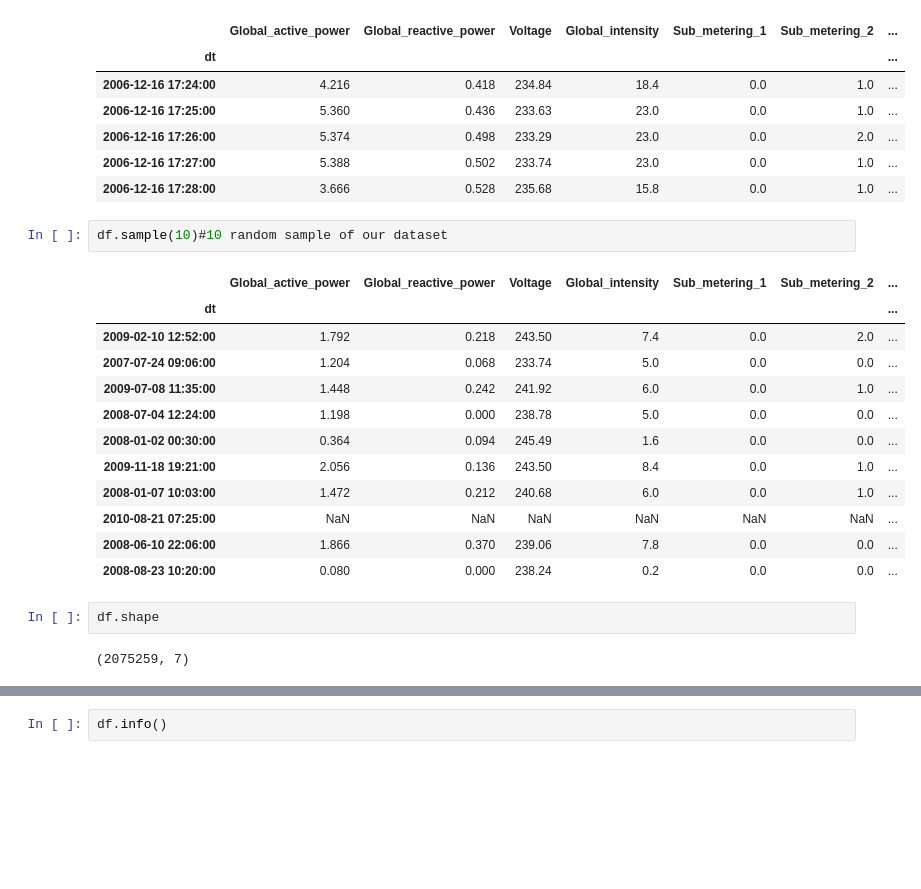
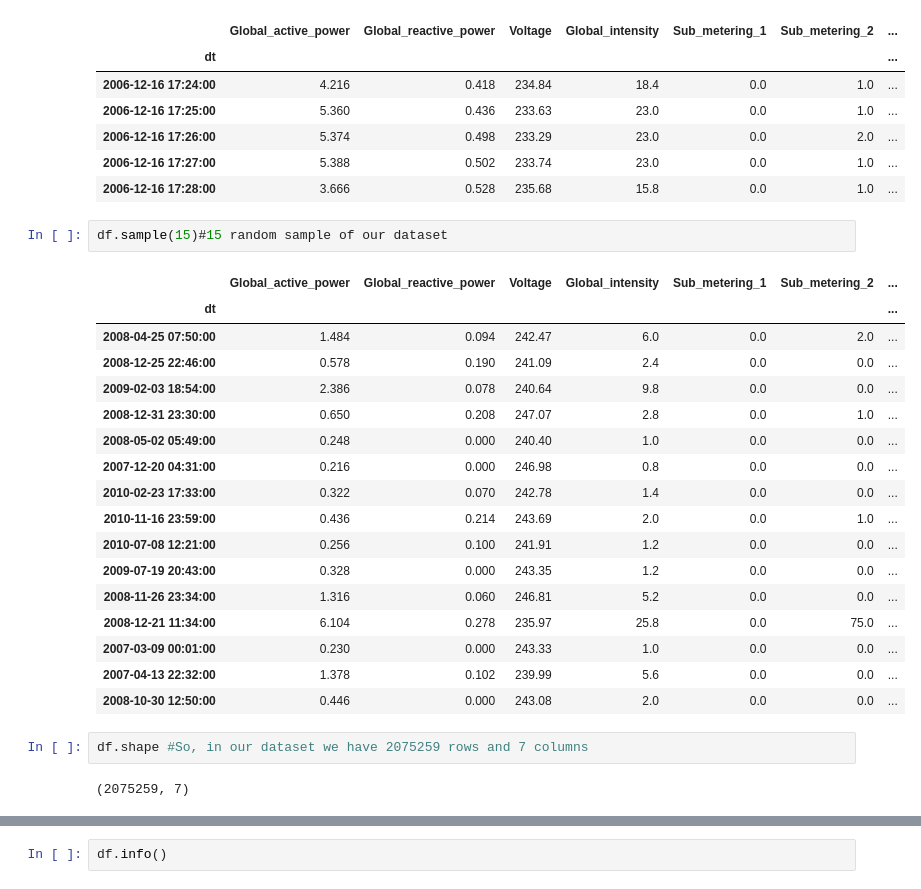
Before and after one commit to rakiiibul/House-hold-electrice-power-consumptiuon_LSTM, a Jupyter notebook: main.ipynb, the cells around one changed output, grey strips where cells are left out. Cells and saved outputs as stored; diff of their text form; blank space fills up the shorter version.

```diff
--- a/main.ipynb
+++ b/main.ipynb
@@ -52,21 +52,26 @@ df.head()#Let's see a portion of our dataset
 | 2006-12-16 17:27:00 | 5.388 | 0.502 | 233.74 | 23.0 | 0.0 | 1.0 | ... |
 | 2006-12-16 17:28:00 | 3.666 | 0.528 | 235.68 | 15.8 | 0.0 | 1.0 | ... |
 # %%
-df.sample(10)#10 random sample of our dataset
+df.sample(15)#15 random sample of our dataset
 # %% [output]
 |  | Global_active_power | Global_reactive_power | Voltage | Global_intensity | Sub_metering_1 | Sub_metering_2 | ... |
 | dt |  |  |  |  |  |  | ... |
-| 2009-02-10 12:52:00 | 1.792 | 0.218 | 243.50 | 7.4 | 0.0 | 2.0 | ... |
-| 2007-07-24 09:06:00 | 1.204 | 0.068 | 233.74 | 5.0 | 0.0 | 0.0 | ... |
-| 2009-07-08 11:35:00 | 1.448 | 0.242 | 241.92 | 6.0 | 0.0 | 1.0 | ... |
-| 2008-07-04 12:24:00 | 1.198 | 0.000 | 238.78 | 5.0 | 0.0 | 0.0 | ... |
-| 2008-01-02 00:30:00 | 0.364 | 0.094 | 245.49 | 1.6 | 0.0 | 0.0 | ... |
-| 2009-11-18 19:21:00 | 2.056 | 0.136 | 243.50 | 8.4 | 0.0 | 1.0 | ... |
-| 2008-01-07 10:03:00 | 1.472 | 0.212 | 240.68 | 6.0 | 0.0 | 1.0 | ... |
-| 2010-08-21 07:25:00 | NaN | NaN | NaN | NaN | NaN | NaN | ... |
-| 2008-06-10 22:06:00 | 1.866 | 0.370 | 239.06 | 7.8 | 0.0 | 0.0 | ... |
-| 2008-08-23 10:20:00 | 0.080 | 0.000 | 238.24 | 0.2 | 0.0 | 0.0 | ... |
+| 2008-04-25 07:50:00 | 1.484 | 0.094 | 242.47 | 6.0 | 0.0 | 2.0 | ... |
+| 2008-12-25 22:46:00 | 0.578 | 0.190 | 241.09 | 2.4 | 0.0 | 0.0 | ... |
+| 2009-02-03 18:54:00 | 2.386 | 0.078 | 240.64 | 9.8 | 0.0 | 0.0 | ... |
+| 2008-12-31 23:30:00 | 0.650 | 0.208 | 247.07 | 2.8 | 0.0 | 1.0 | ... |
+| 2008-05-02 05:49:00 | 0.248 | 0.000 | 240.40 | 1.0 | 0.0 | 0.0 | ... |
+| 2007-12-20 04:31:00 | 0.216 | 0.000 | 246.98 | 0.8 | 0.0 | 0.0 | ... |
+| 2010-02-23 17:33:00 | 0.322 | 0.070 | 242.78 | 1.4 | 0.0 | 0.0 | ... |
+| 2010-11-16 23:59:00 | 0.436 | 0.214 | 243.69 | 2.0 | 0.0 | 1.0 | ... |
+| 2010-07-08 12:21:00 | 0.256 | 0.100 | 241.91 | 1.2 | 0.0 | 0.0 | ... |
+| 2009-07-19 20:43:00 | 0.328 | 0.000 | 243.35 | 1.2 | 0.0 | 0.0 | ... |
+| 2008-11-26 23:34:00 | 1.316 | 0.060 | 246.81 | 5.2 | 0.0 | 0.0 | ... |
+| 2008-12-21 11:34:00 | 6.104 | 0.278 | 235.97 | 25.8 | 0.0 | 75.0 | ... |
+| 2007-03-09 00:01:00 | 0.230 | 0.000 | 243.33 | 1.0 | 0.0 | 0.0 | ... |
+| 2007-04-13 22:32:00 | 1.378 | 0.102 | 239.99 | 5.6 | 0.0 | 0.0 | ... |
+| 2008-10-30 12:50:00 | 0.446 | 0.000 | 243.08 | 2.0 | 0.0 | 0.0 | ... |
-# %%
-df.shape
-# %% [output]
-(2075259, 7)
+# %%
+df.shape #So, in our dataset we have 2075259 rows and 7 columns
+# %% [output]
+(2075259, 7)
```
Also changed, not shown: parts of 13 cells of this notebook.
